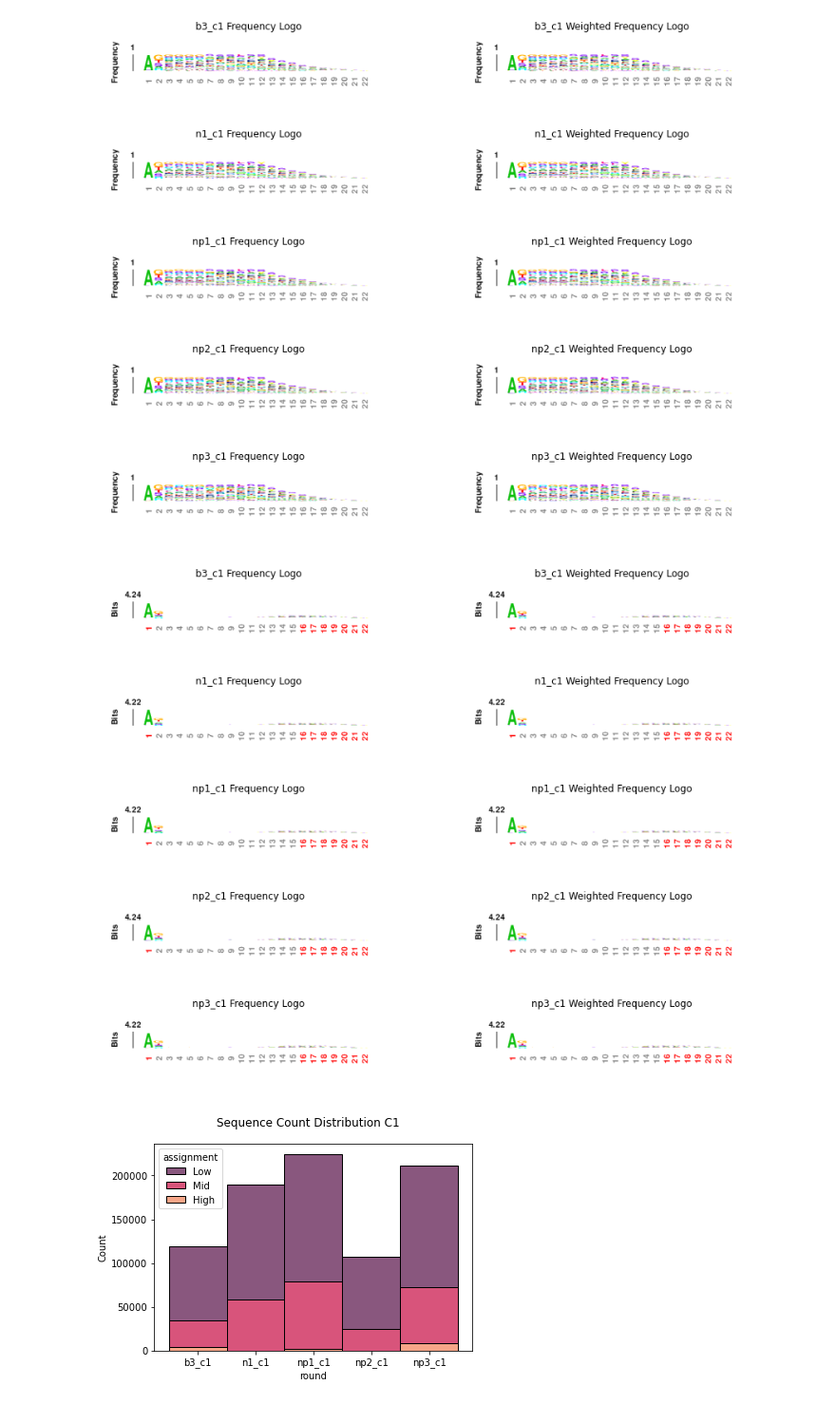
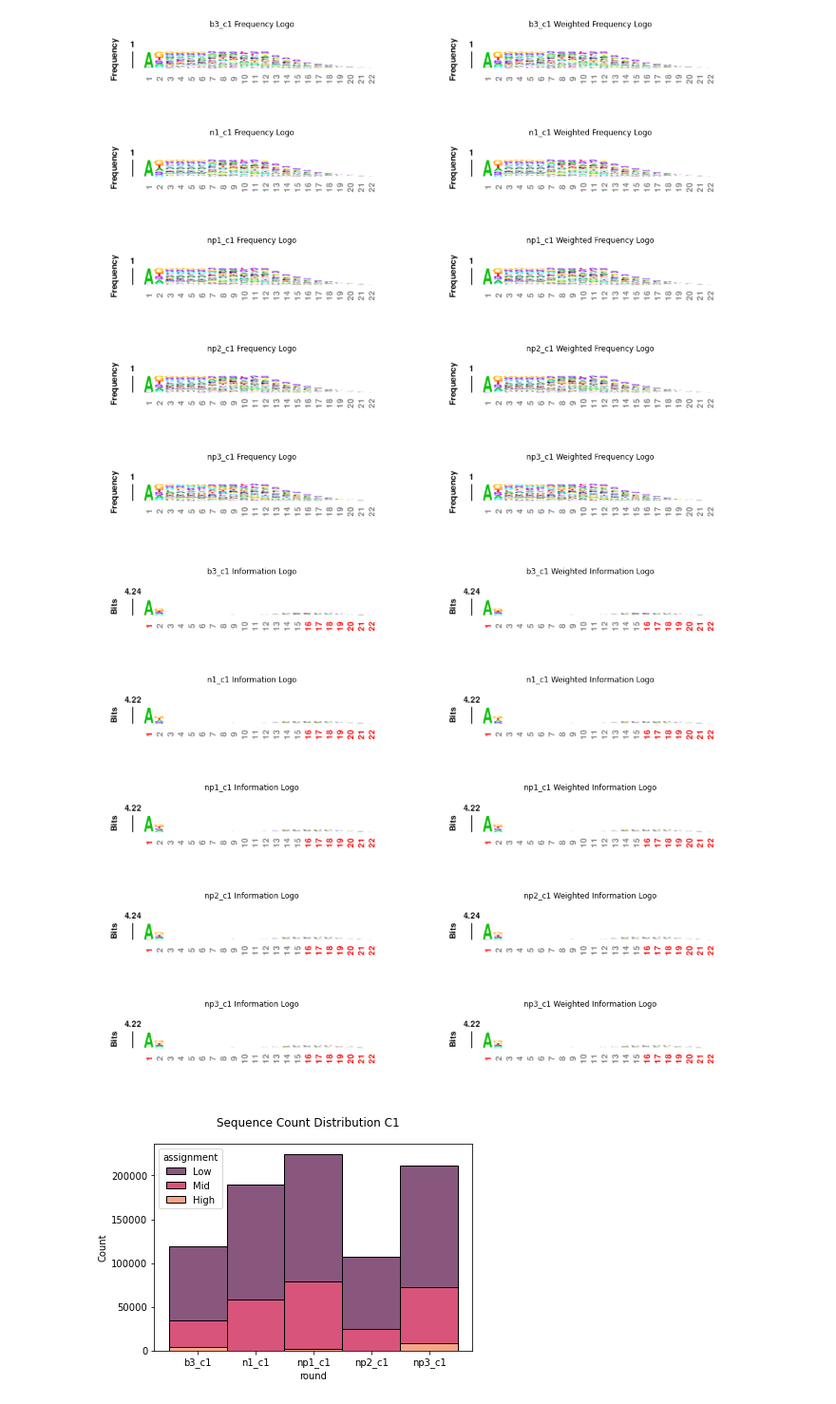
Before and after one commit to Jonahowns/phage_display_ML, a Jupyter notebook: rbm_torch/pig_analysis_c1.ipynb, the cells around one changed output. Shown: that part at 95% size. Drawn from its saved outputs; the diff is of its cells as text; code cells hidden in the pictures.

```diff
--- a/rbm_torch/pig_analysis_c1.ipynb
+++ b/rbm_torch/pig_analysis_c1.ipynb
@@ -15,6 +18,7 @@ rounds = ["b3", "n1", "np1", "np2", "np3"]
 c1_rounds = [x+"_c1" for x in rounds]
 c2_rounds = [x+"_c2" for x in rounds]
 # %%
+# Methods for generating plots etc.
 def assign(x):
     if x < 2:
         return "Low"
@@ -27,15 +31,16 @@ def assign(x):
 # Helper Functions for loading data and loading RBMs not in our current directory
 def fetch_data(fasta_names, dir="", counts=False):
     for xid, x in enumerate(fasta_names):
-        seqs, counts = fasta_read(dir + "/" + x +".fasta", drop_duplicates=True, seq_read_counts=True)
+        seqs, counts = fasta_read(dir + "/" + x + ".fasta", drop_duplicates=True, seq_read_counts=True)
         round_label = [x for i in range(len(seqs))]
         assignment = [assign(i) for i in counts]
         if xid == 0:
-            data_df = pd.DataFrame({"sequence": seqs, "count": counts, "round": round_label, "assignment":assignment})
+            data_df = pd.DataFrame({"sequence": seqs, "count": counts, "round": round_label, "assignment": assignment})
         else:
-            data_df = pd.concat([data_df, pd.DataFrame({"sequence": seqs, "count": counts, "round": round_label, "assignment":assignment})])
+            data_df = pd.concat([data_df, pd.DataFrame({"sequence": seqs, "count": counts, "round": round_label, "assignment": assignment})])
 
     return data_df
+
 
 def get_checkpoint_path(round, version=None):
     ndir = mdir + round + "/"
@@ -50,7 +55,8 @@ def get_checkpoint_path(round, version=None):
         version_dir = v_dirs[indexofinterest]  # Access directory path of the highest version
 
     y = glob(version_dir + "checkpoints/*.ckpt", recursive=False)[0]
-    return y
+    return y, version_dir
+
 
 # Returns dictionary of arrays of likelihoods
 def generate_likelihoods(rounds, RBM, all_data):
@@ -67,11 +73,12 @@ def plot_likelihoods(likeli, title, xaxislabel, order, labels, colors):
     fig, axs = plt.subplots(plot_num, 1, sharex=True, sharey=False)
     for xid, x in enumerate(order):
         y = sns.kdeplot(likeli[x], shade=False, alpha=0.5, color=colors[xid], ax=axs[xid], label=labels[xid])
-        if xid == len(order)-1:
+        if xid == len(order) - 1:
             y.set(xlabel=xaxislabel)
         axs[xid].legend()
     fig.suptitle(title)
     plt.show()
+
 
 ## Distribution of Counts inside each experimental dataset
 def count_dist(data_w_counts, title):
@@ -90,7 +97,7 @@ def compare_likelihood_correlation(likeli1, likeli2, title, rounds):
 
 
 # Return dataframe of specific round with entries with likelihood < lmax and > lmin
-def data_subset(data_df, likelihood_dict, target,  lmin, lmax):
+def data_subset(data_df, likelihood_dict, target, lmin, lmax):
     tdf = data_df[data_df["round"] == target]
     all_seqs = tdf.sequence.tolist()
     all_counts = tdf.count.tolist()
@@ -99,10 +106,11 @@ def data_subset(data_df, likelihood_dict, target,  lmin, lmax):
     final = pd.Dataframe({"sequence": seqs, "count": counts, "likelihood": ls})
     return final
 
+
 def seq_logo(dataframe, output_file, weight=False, outdir=""):
     out = outdir + output_file
     df = dataframe[["sequence", "count"]]
-    df.to_csv('tmp.csv', sep ='\t', index=False, header=False)
+    df.to_csv('tmp.csv', sep='\t', index=False, header=False)
     if weight:
         sp.check_call(f"/home/jonah/kpLogo/bin/kpLogo tmp.csv -simple -o {out} -alphabet ACDEFGHIKLMNPQRSTVWY- -fontsize 20 -seq 1 -weight 2", shell=True)
     else:
@@ -111,3 +119,11 @@ def seq_logo(dataframe, output_file, weight=False, outdir=""):
 # %%
 # Stores all data in a dictionary ("data")
 data_c1 = fetch_data(c1_rounds, dir="../pig_tissue", counts=True)
+# %%
+# generate weights in respective
+for rid, round in enumerate(c1_rounds):
+    # if rid > 0:
+    #     break
+    checkp, version_dir = get_checkpoint_path(round)
+    tmp = RBM.load_from_checkpoint(checkp)
+    all_weights(tmp, version_dir +round+"_weights", 5, 1, 6, 2, "protein")
@@ -119,31 +149,31 @@ for r in c1_rounds:
 # %%
 # Seq Logo showing Frequency of Each Amino Acid at each position
 
 fig, axs = plt.subplots(5, 2)
 fig.set_size_inches(15, 12)
 seqdir = "../pig_tissue/seqlogos/"
-
+plt.tight_layout()
 for rid, r in enumerate(c1_rounds):
     img1 = mpimg.imread(f"{seqdir}{r}_seqlogo.freq.png")
     img2 = mpimg.imread(f"{seqdir}{r}_w_seqlogo.freq.png")
     axs[rid][0].imshow(img1)
     axs[rid][1].imshow(img2)
     axs[rid][0].axis("off")
     axs[rid][1].axis("off")
     axs[rid][0].set_title(f"{r} Frequency Logo")
     axs[rid][1].set_title(f"{r} Weighted Frequency Logo")
 
 # plt.axis('off')
 plt.show()
 # %% [output]
-[figure, old version]
+[figure, new version]
 # %%
 # Seq Logo showing Information of Each Amino Acid at each position
 
 fig, axs = plt.subplots(5, 2)
 fig.set_size_inches(15, 12)
 seqdir = "../pig_tissue/seqlogos/"
-
+plt.tight_layout()
 for rid, r in enumerate(c1_rounds):
     img1 = mpimg.imread(f"{seqdir}{r}_seqlogo.info.png")
     img2 = mpimg.imread(f"{seqdir}{r}_w_seqlogo.info.png")
@@ -151,13 +181,13 @@ for rid, r in enumerate(c1_rounds):
     axs[rid][1].imshow(img2)
     axs[rid][0].axis("off")
     axs[rid][1].axis("off")
-    axs[rid][0].set_title(f"{r} Frequency Logo")
-    axs[rid][1].set_title(f"{r} Weighted Frequency Logo")
+    axs[rid][0].set_title(f"{r} Information Logo")
+    axs[rid][1].set_title(f"{r} Weighted Information Logo")
 
 # plt.axis('off')
 plt.show()
 # %% [output]
-[figure, old version]
+[figure, new version]
 # %%
 count_dist(data_c1, "Unique Sequence Count Distribution C1")
 # Low count == 1, Med count < 10, High count >= 10
```
Also changed, not shown: parts of 21 cells of this notebook, 3 other files.
